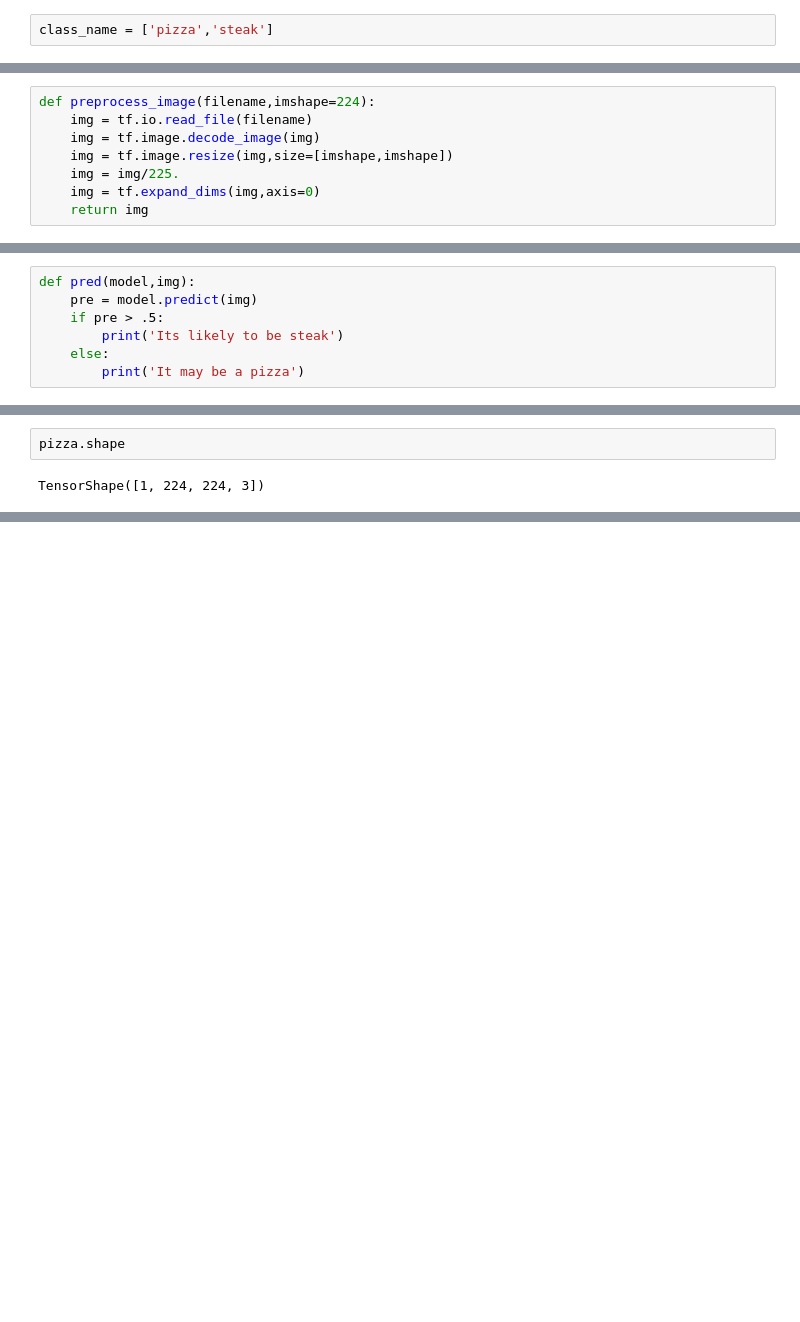
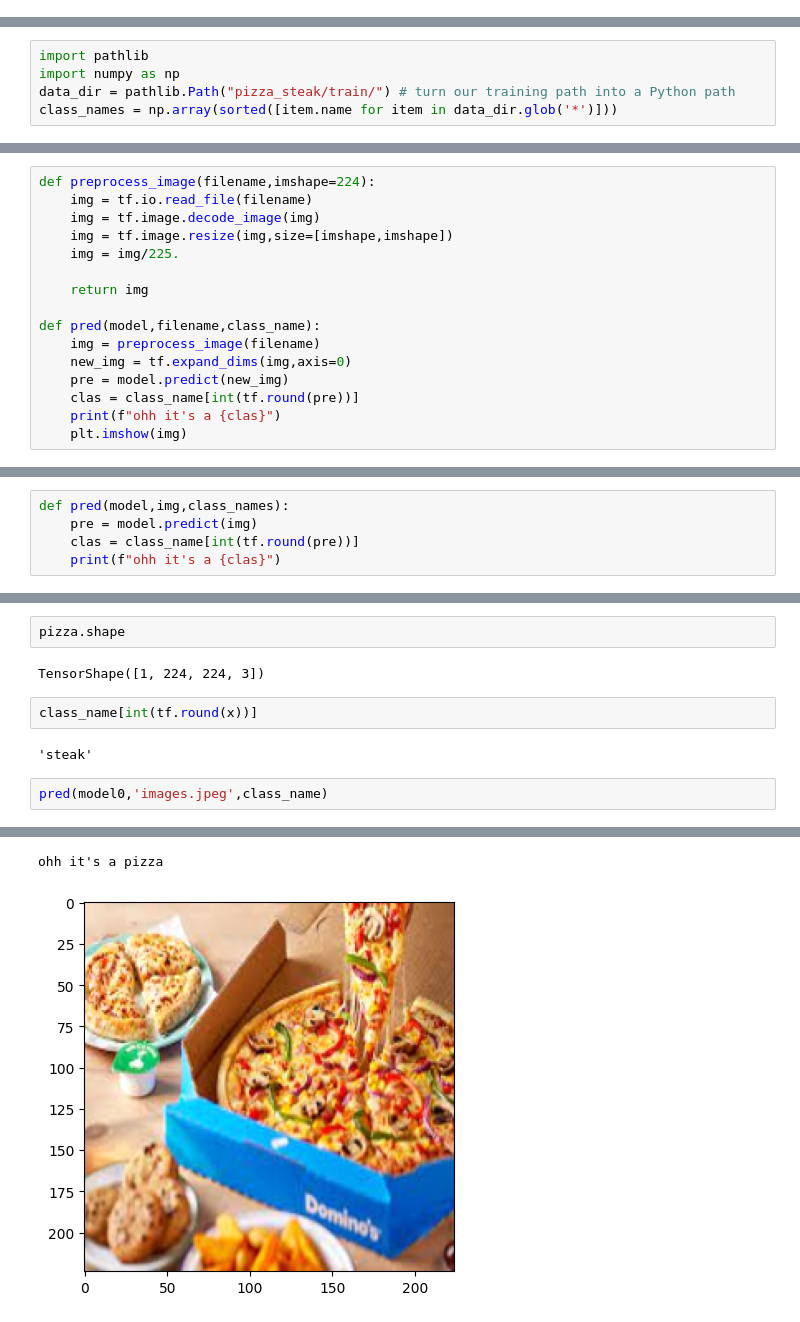
Before and after one commit to KrishnaSChavan/MachineLearning, a Jupyter notebook: CNN_1.ipynb, the cells around one changed output, grey strips where cells are left out. Cells and saved outputs as stored; diff of their text form; blank space fills up the shorter version.

```diff
--- a/CNN_1.ipynb
+++ b/CNN_1.ipynb
@@ -1001,8 +1001,6 @@ loss_curve(history0)
 # %% [output]
 [figure]
 [figure]
-# %%
-class_name = ['pizza','steak']
 # %%
 print(class_name)
 # %% [output]
@@ -1010,3 +1012,8 @@ print(class_name)
+# %%
+import pathlib
+import numpy as np
+data_dir = pathlib.Path("pizza_steak/train/") # turn our training path into a Python path
+class_names = np.array(sorted([item.name for item in data_dir.glob('*')]))
 # %%
 import matplotlib.image as mpimg
 !wget https://raw.githubusercontent.com/mrdbourke/tensorflow-deep-learning/main/images/03-steak.jpeg
@@ -1056,8 +1063,16 @@ def preprocess_image(filename,imshape=224):
     img = tf.image.decode_image(img)
     img = tf.image.resize(img,size=[imshape,imshape])
     img = img/225.
-    img = tf.expand_dims(img,axis=0)
+
     return img
+
+def pred(model,filename,class_name):
+    img = preprocess_image(filename)
+    new_img = tf.expand_dims(img,axis=0)
+    pre = model.predict(new_img)
+    clas = class_name[int(tf.round(pre))]
+    print(f"ohh it's a {clas}")
+    plt.imshow(img)
 # %%
 steak = preprocess_image('03-steak.jpeg')
 # %%
@@ -1074,10 +1089,8 @@ model0.predict(pizza)
 1/1 [==============================] - 0s 71ms/step
 array([[0.02254019]], dtype=float32)
 # %%
-def pred(model,img):
+def pred(model,img,class_names):
     pre = model.predict(img)
-    if pre > .5:
-        print('Its likely to be steak')
-    else:
-        print('It may be a pizza')
+    clas = class_name[int(tf.round(pre))]
+    print(f"ohh it's a {clas}")
 # %%
@@ -1089,3 +1107,10 @@ It ma be a pizza
 pizza.shape
 # %% [output]
 TensorShape([1, 224, 224, 3])
+# %%
+class_name[int(tf.round(x))]
+# %% [output]
+'steak'
+# %%
+pred(model0,'images.jpeg',class_name)
+# %% [output]
@@ -1091,0 +1119,2 @@ TensorShape([1, 224, 224, 3])
+ohh it's a pizza
+[figure, added]
```
Also changed, not shown: parts of 4 cells of this notebook.
